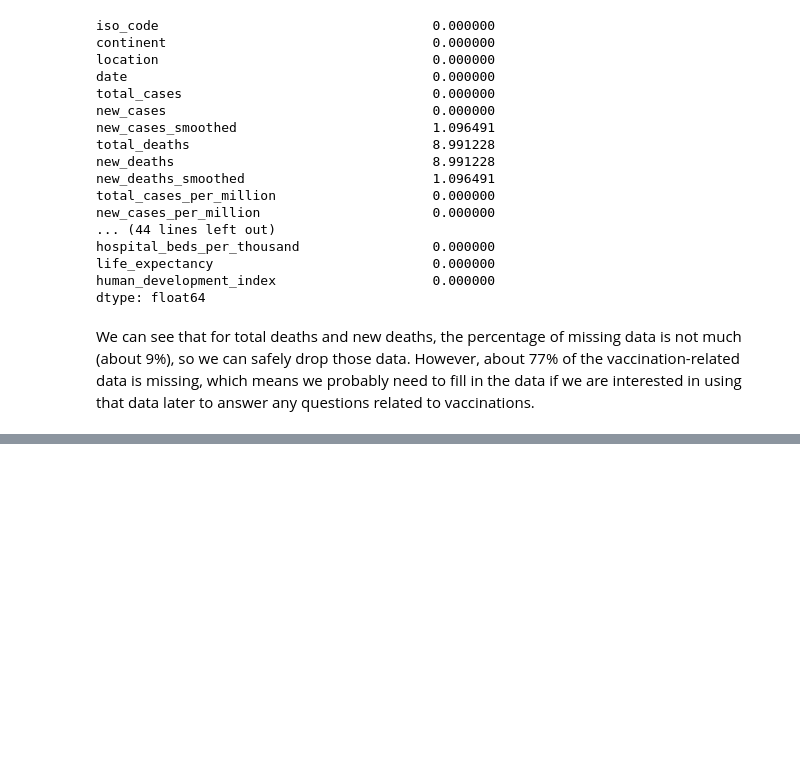
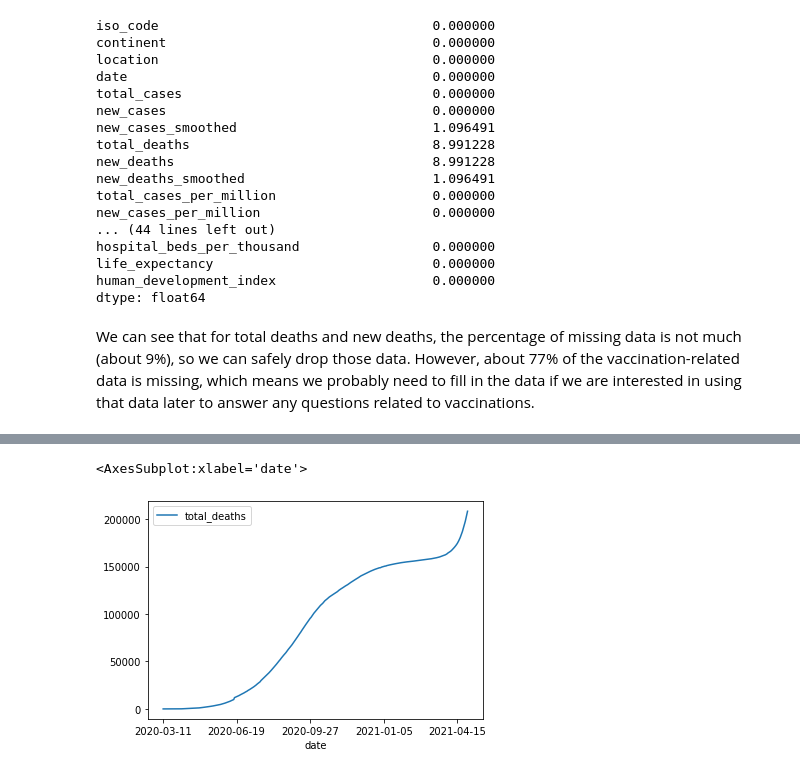
Before and after one commit to irfaan-jamarussadiq/320_final_project, a Jupyter notebook: final.ipynb, the cells around one changed output, grey strips where cells are left out. Drawn from its saved outputs; the diff is of its cells as text; code cells hidden in the pictures; blank space fills up the shorter version.

```diff
--- a/final.ipynb
+++ b/final.ipynb
@@ -78,0 +107,5 @@ We can see that for total deaths and new deaths, the percentage of missing data
+# %%
+df.plot(x='date', y='total_deaths')
+# %% [output]
+<AxesSubplot:xlabel='date'>
+[figure, added]
```
Also changed, not shown: parts of 8 cells of this notebook.
